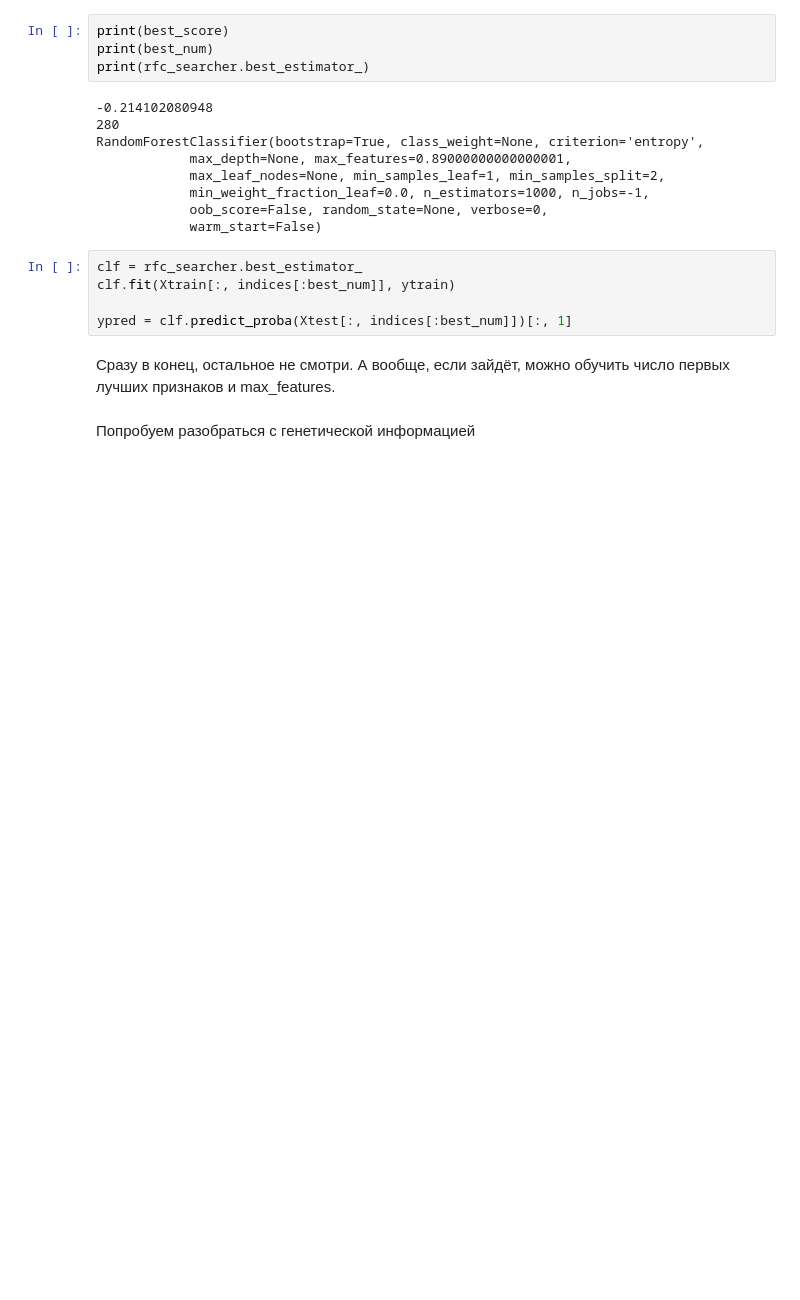
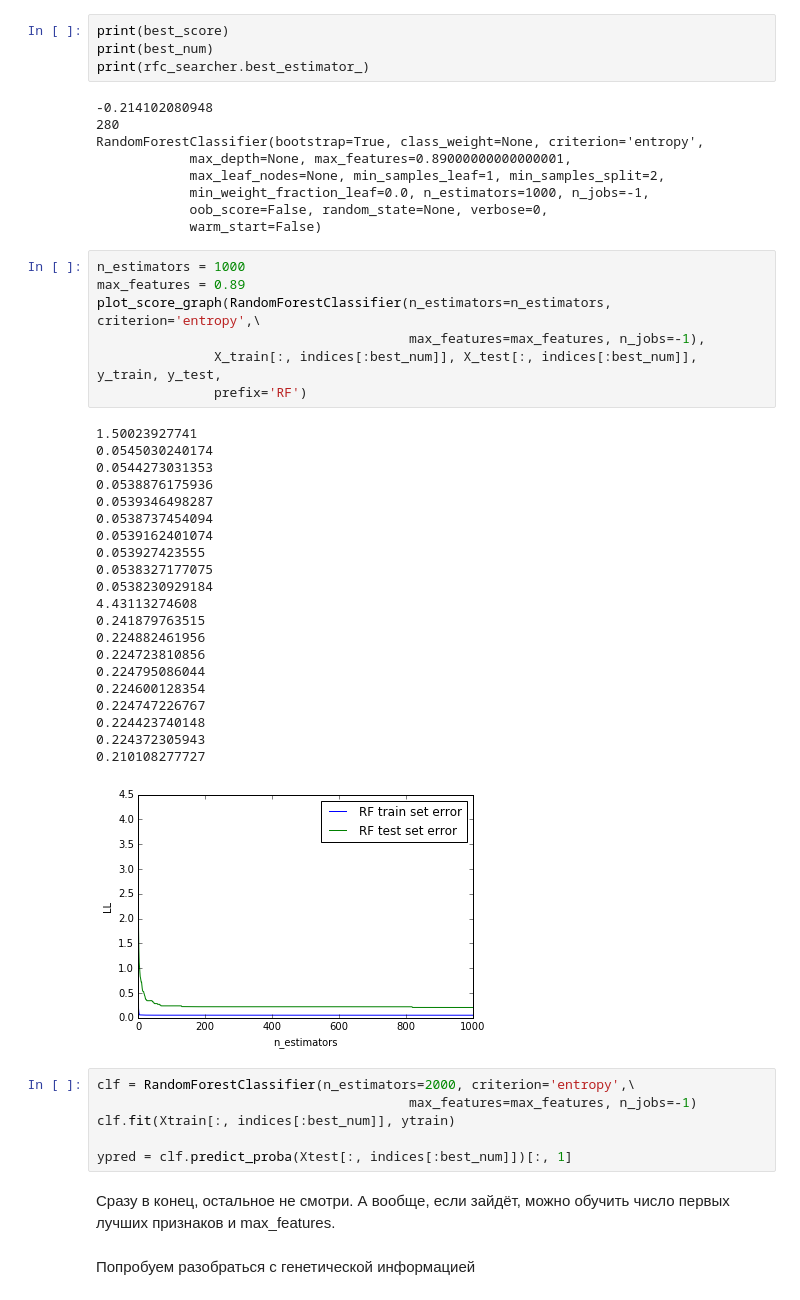
Before and after one commit to alexsyrom/SHAD_ML_KAGGLE_2, a Jupyter notebook: solution.ipynb, the cells around one changed output. Drawn from its saved outputs; the diff is of its cells as text; blank space fills up the shorter version.

Commit message:
280 лучших, max_features=0.89, n_estimators=2000

```diff
--- a/solution.ipynb
+++ b/solution.ipynb
@@ -258,8 +258,38 @@ RandomForestClassifier(bootstrap=True, class_weight=None, criterion='entropy',
             min_weight_fraction_leaf=0.0, n_estimators=1000, n_jobs=-1,
             oob_score=False, random_state=None, verbose=0,
             warm_start=False)
+# %%
+n_estimators = 1000
+max_features = 0.89
+plot_score_graph(RandomForestClassifier(n_estimators=n_estimators, criterion='entropy',\
+                                        max_features=max_features, n_jobs=-1),
+               X_train[:, indices[:best_num]], X_test[:, indices[:best_num]], y_train, y_test,
+               prefix='RF')
+# %% [output]
+1.50023927741
+0.0545030240174
+0.0544273031353
+0.0538876175936
+0.0539346498287
+0.0538737454094
+0.0539162401074
+0.053927423555
+0.0538327177075
+0.0538230929184
+4.43113274608
+0.241879763515
+0.224882461956
+0.224723810856
+0.224795086044
+0.224600128354
+0.224747226767
+0.224423740148
+0.224372305943
+0.210108277727
+[figure, added]
 # %%
-clf = rfc_searcher.best_estimator_
+clf = RandomForestClassifier(n_estimators=2000, criterion='entropy',\
+                                        max_features=max_features, n_jobs=-1)
 clf.fit(Xtrain[:, indices[:best_num]], ytrain)
 
 ypred = clf.predict_proba(Xtest[:, indices[:best_num]])[:, 1]
```
Also changed, not shown: 1 other file.
